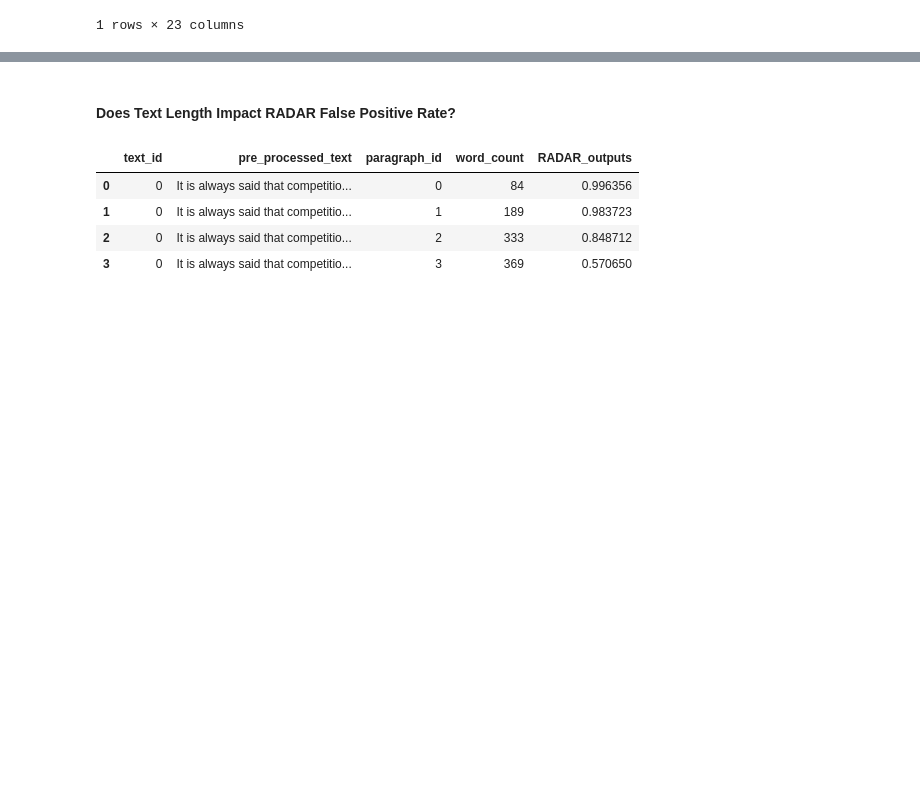
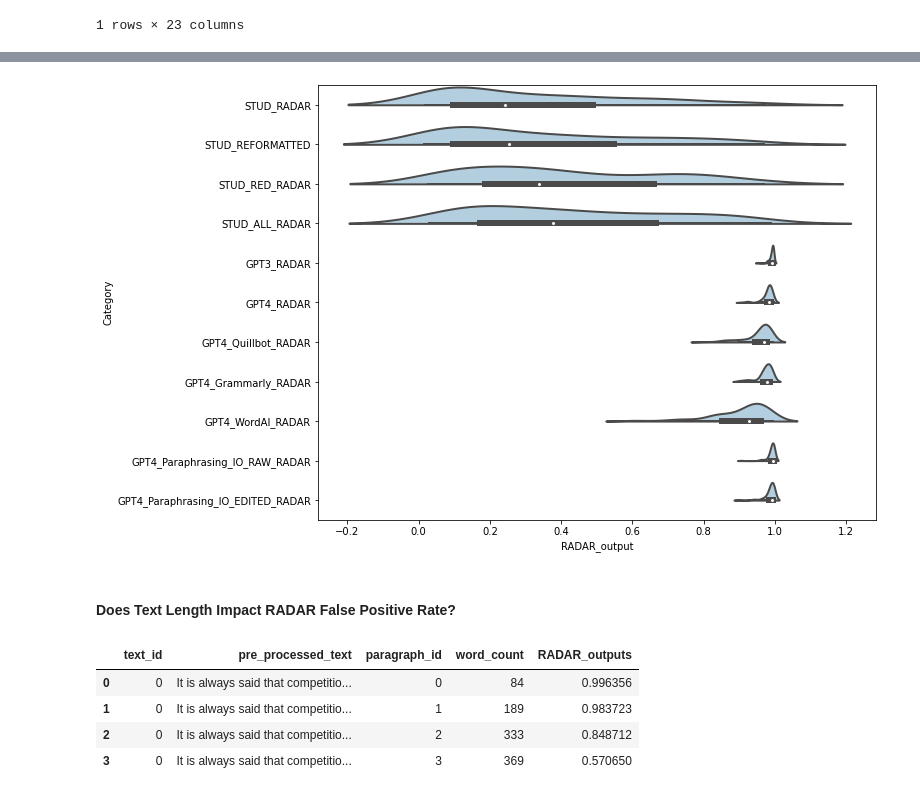
Before and after one commit to nicole-jefferies/RADAR_Eval, a Jupyter notebook: Visualisations and Stat Tests.ipynb, the cells around one changed output, grey strips where cells are left out. Cells and saved outputs as stored; diff of their text form; code cells hidden in the pictures; blank space fills up the shorter version.

Commit message:
WIP split violinplot

```diff
--- a/Visualisations and Stat Tests.ipynb
+++ b/Visualisations and Stat Tests.ipynb
@@ -70,3 +67,11 @@ plt.xticks(rotation=90)
+# %%
+plt.figure(figsize=(10, 8))
+ax = sns.violinplot(data=melted_data, x='RADAR_output', y='Category', hue=True,
+                    hue_order=[True, False], split=True, orient='h', palette="Blues",
+                    linewidth=2, width=0.9)
+ax.legend_.remove()
+# %% [output]
+[figure, added]
 # %% [markdown]
 #### Does Text Length Impact RADAR False Positive Rate?
 # %%
```
Also changed, not shown: parts of 1 cell of this notebook.
